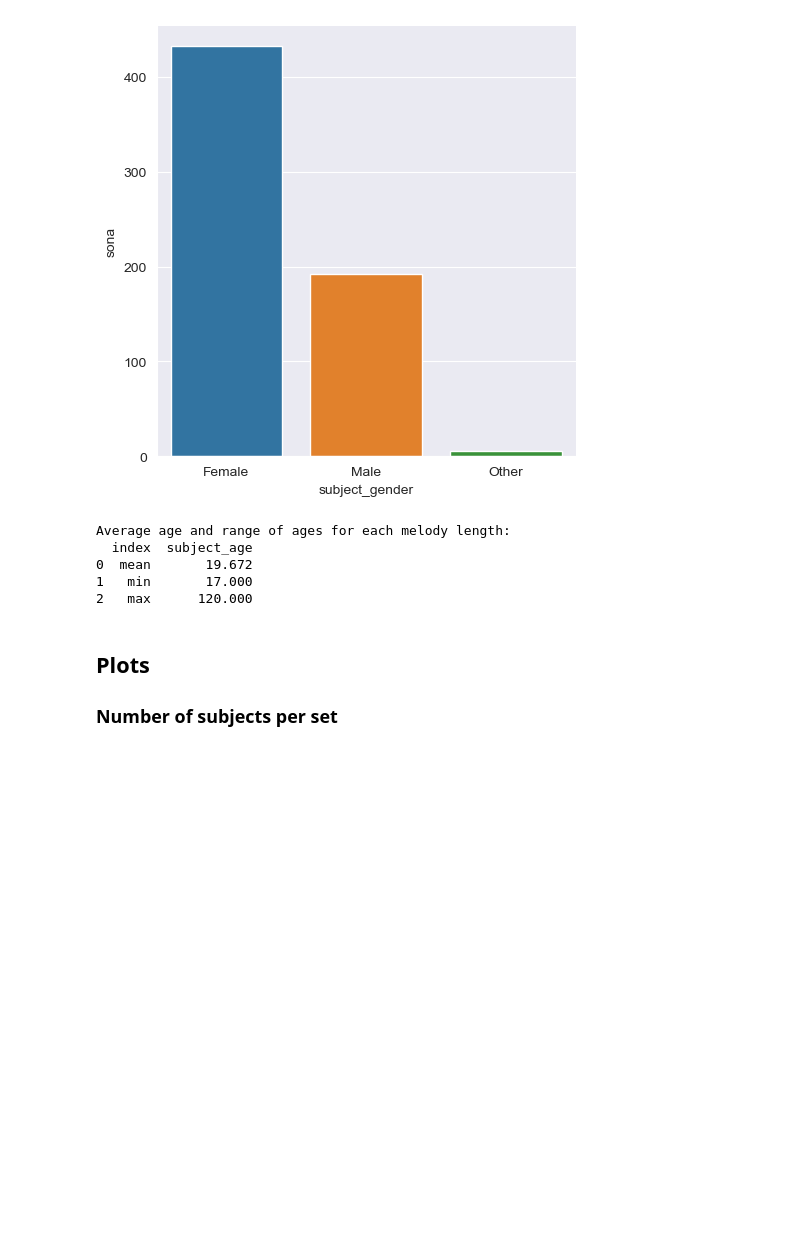
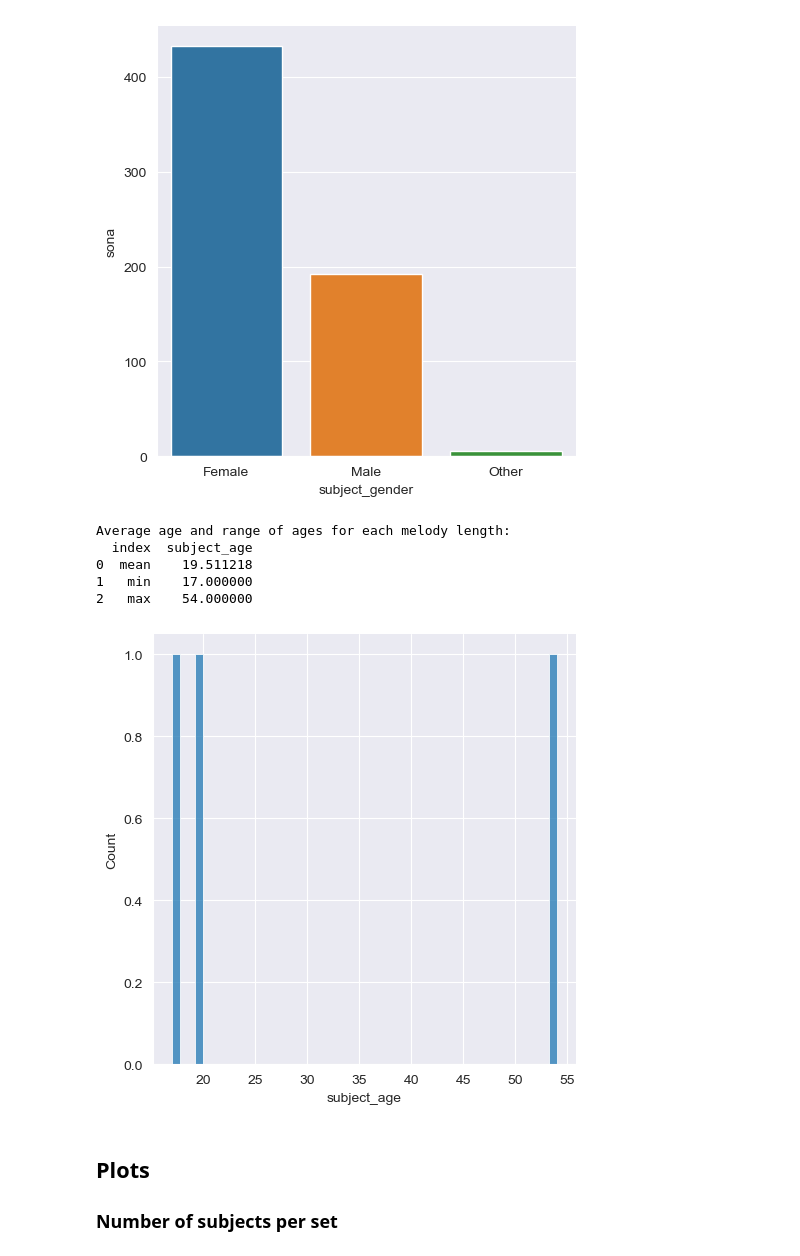
Before and after one commit to MichaelSel/set_membership_paper, a Jupyter notebook: 2b. Meta-Data Study II.ipynb, the cells around one changed output. Cells and saved outputs as stored; diff of their text form; code cells hidden in the pictures; blank space fills up the shorter version.

```diff
--- a/2b. Meta-Data Study II.ipynb
+++ b/2b. Meta-Data Study II.ipynb
@@ -34,18 +34,27 @@ print(temp[['sona','subject_gender']])
 # %%
 temp = studyII_GL
 # Only keep the most recent 'subject'
 temp = temp.drop_duplicates(subset=['subject'], keep='last')
 
+# Only keep ages under 120
+temp = temp[temp['subject_age'] < 120]
+
 # Get average age and range of ages for each melody length
 temp = temp.agg({'subject_age': ['mean', 'min', 'max']}).reset_index()
+
+# Plot the age distribution
+sns.displot(data=temp, x="subject_age", bins=50)
+
+
 print("Average age and range of ages for each melody length:")
 print(temp)
 # %% [output]
 Average age and range of ages for each melody length:
   index  subject_age
-0  mean       19.672
-1   min       17.000
-2   max      120.000
+0  mean    19.511218
+1   min    17.000000
+2   max    54.000000
+[figure, added]
 # %% [markdown]
 ## Plots
 ### Number of subjects per set
```
Also changed, not shown: 1 other file.
